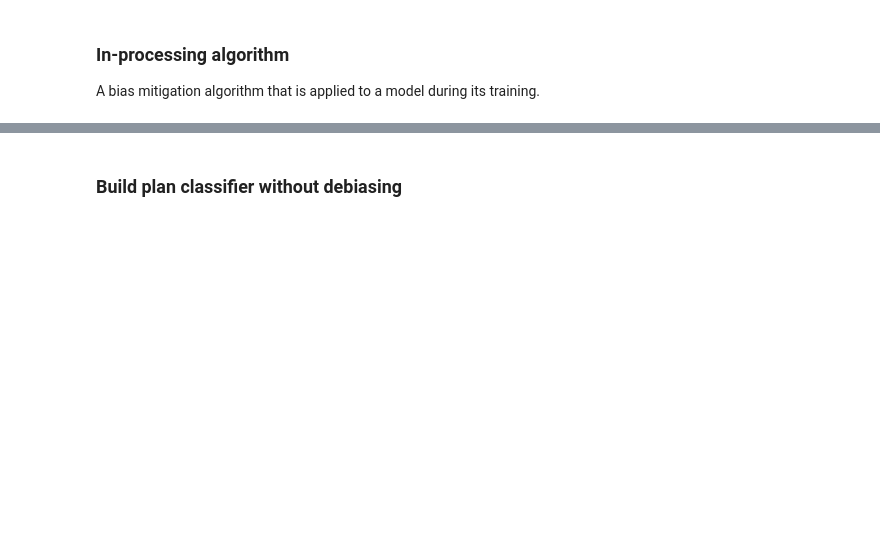
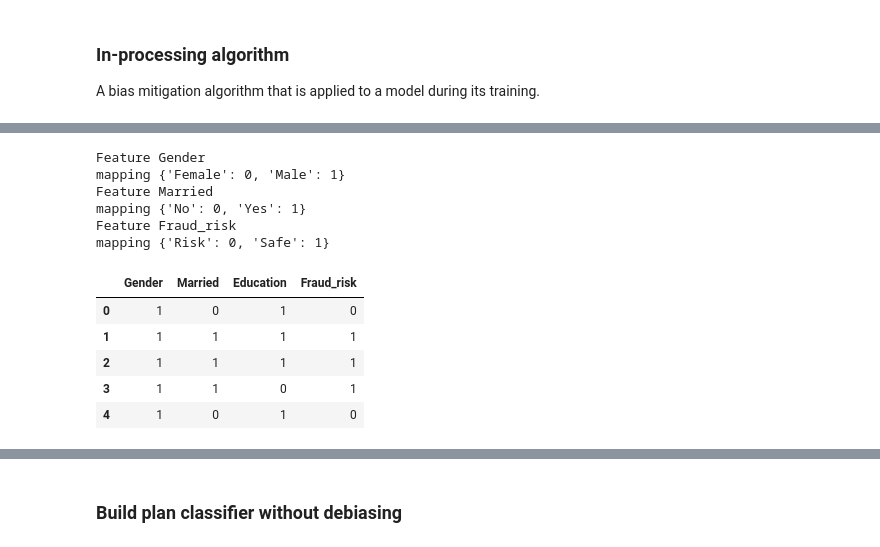
Before and after one commit to IBM/bias-mitigation-of-machine-learning-models-using-aif360, a Jupyter notebook: notebooks/In-processing.ipynb, the cells around one changed output, grey strips where cells are left out. Drawn from its saved outputs; the diff is of its cells as text; code cells hidden in the pictures; blank space fills up the shorter version.

```diff
--- a/notebooks/In-processing.ipynb
+++ b/notebooks/In-processing.ipynb
@@ -94,18 +154,31 @@ unfavorable_label = 0
 # %%
 from sklearn import preprocessing
 categorical_column = ['Gender', 'Married', 'Fraud_risk']
 
-data_encoded = df_data_1.copy(deep=True)
+data_encoded = df.copy(deep=True)
 #Use Scikit-learn label encoding to encode character data
 lab_enc = preprocessing.LabelEncoder()
 for col in categorical_column:
-        data_encoded[col] = lab_enc.fit_transform(df_data_1[col])
+        data_encoded[col] = lab_enc.fit_transform(df[col])
         le_name_mapping = dict(zip(lab_enc.classes_, lab_enc.transform(lab_enc.classes_)))
         print('Feature', col)
         print('mapping', le_name_mapping)
 
 
 data_encoded.head()
+# %% [output]
+Feature Gender
+mapping {'Female': 0, 'Male': 1}
+Feature Married
+mapping {'No': 0, 'Yes': 1}
+Feature Fraud_risk
+mapping {'Risk': 0, 'Safe': 1}
+|  | Gender | Married | Education | Fraud_risk |
+| 0 | 1 | 0 | 1 | 0 |
+| 1 | 1 | 1 | 1 | 1 |
+| 2 | 1 | 1 | 1 | 1 |
+| 3 | 1 | 1 | 0 | 1 |
+| 4 | 1 | 0 | 1 | 0 |
 # %%
 from Pipeline_LabelEncoder.sklearn_label_encoder import PipelineLabelEncoder
 preprocessed_data = PipelineLabelEncoder(columns = ['Gender','Married', 'Fraud_risk']).fit_transform(data_encoded)
```
Also changed, not shown: parts of 20 cells of this notebook, 2 other files.
